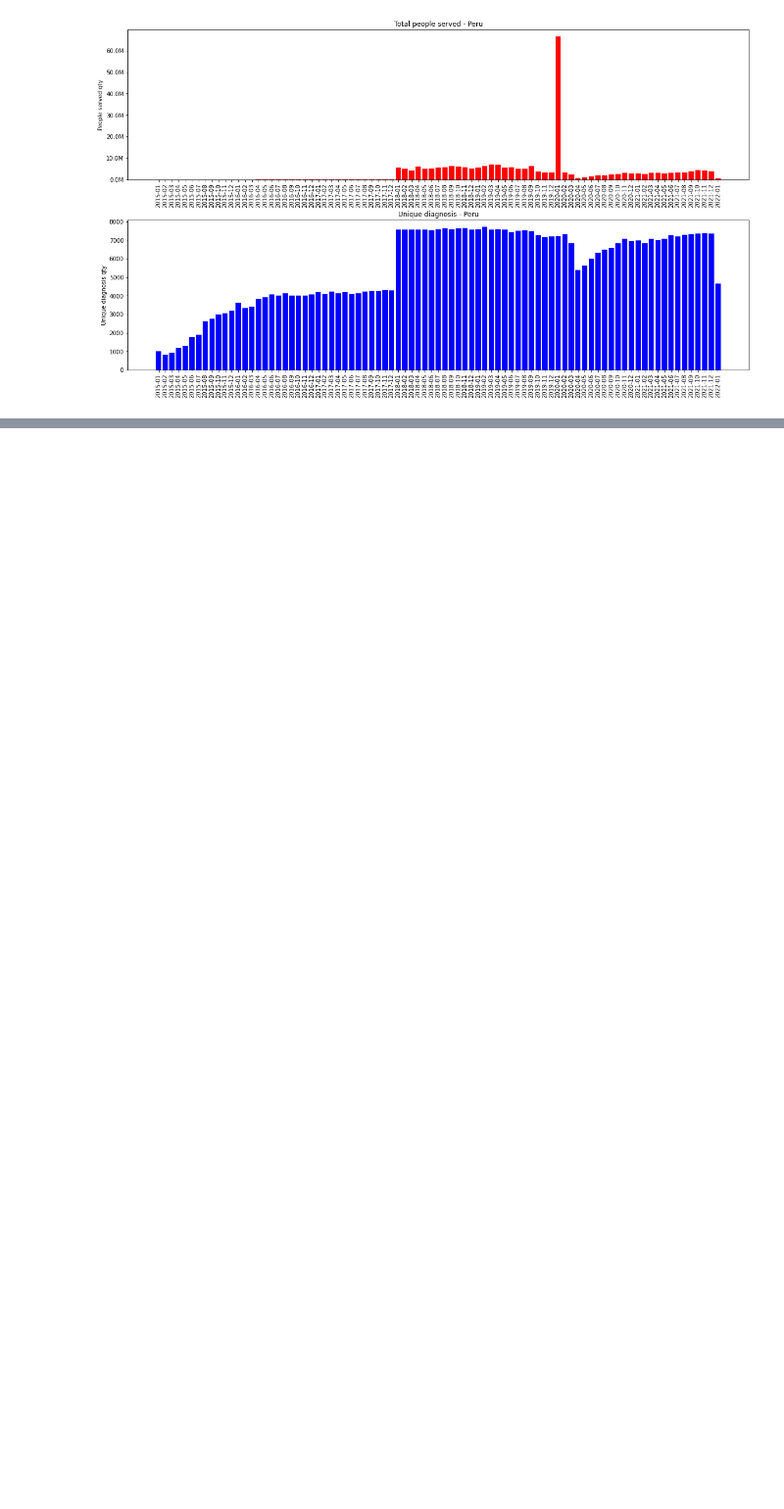
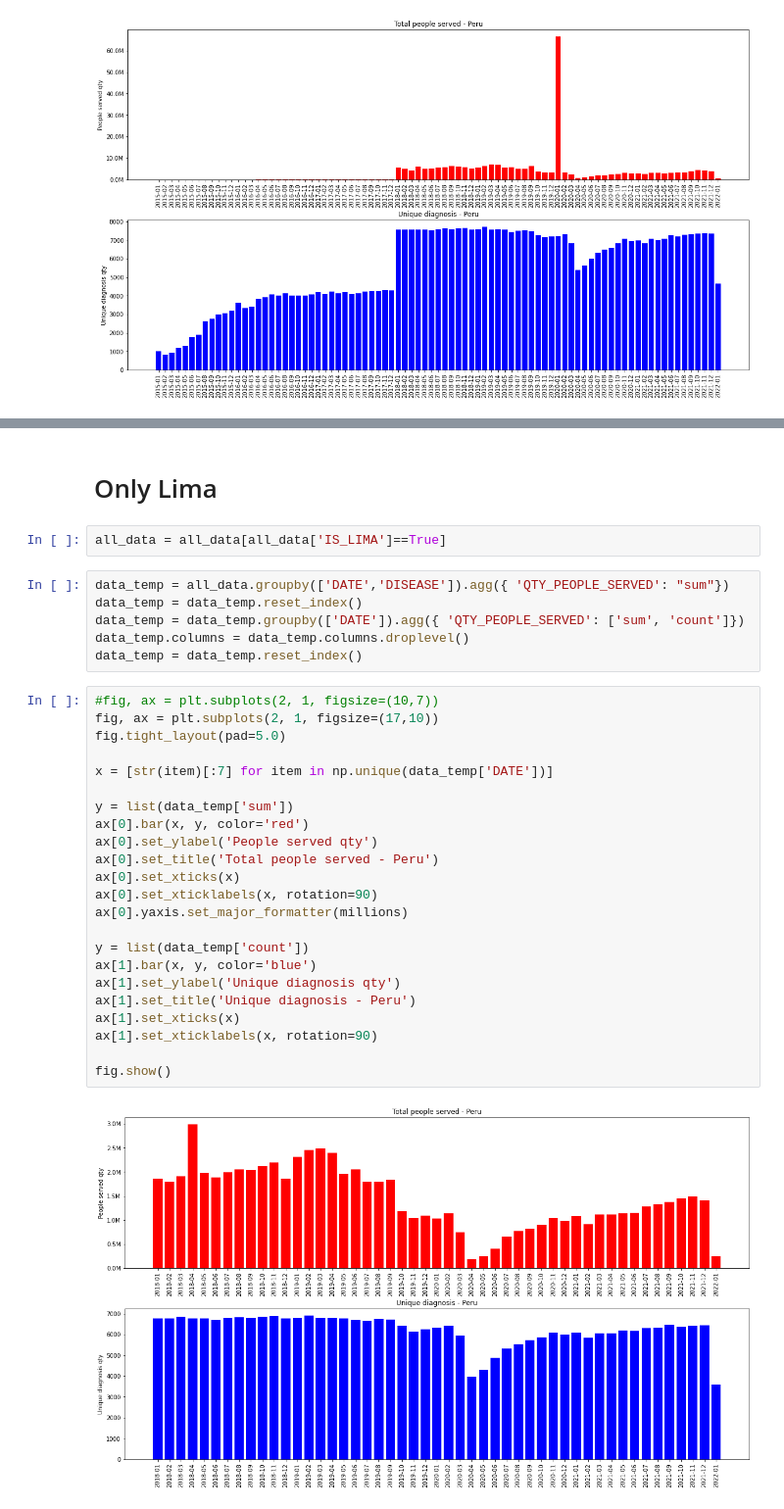
Before and after one commit to johnkbarrera/hospital_demand, a Jupyter notebook: peru_data.ipynb, the cells around one changed output, grey strips where cells are left out. Shown at 98% size. Drawn from its saved outputs; the diff is of its cells as text; blank space fills up the shorter version.

```diff
--- a/peru_data.ipynb
+++ b/peru_data.ipynb
@@ -176,0 +289,35 @@ plt.show()
+# %% [markdown]
+# Only Lima
+# %%
+all_data = all_data[all_data['IS_LIMA']==True]
+# %%
+data_temp = all_data.groupby(['DATE','DISEASE']).agg({ 'QTY_PEOPLE_SERVED': "sum"})
+data_temp = data_temp.reset_index()
+data_temp = data_temp.groupby(['DATE']).agg({ 'QTY_PEOPLE_SERVED': ['sum', 'count']})
+data_temp.columns = data_temp.columns.droplevel()
+data_temp = data_temp.reset_index()
+# %%
+#fig, ax = plt.subplots(2, 1, figsize=(10,7))
+fig, ax = plt.subplots(2, 1, figsize=(17,10))
+fig.tight_layout(pad=5.0)
+
+x = [str(item)[:7] for item in np.unique(data_temp['DATE'])]
+
+y = list(data_temp['sum'])
+ax[0].bar(x, y, color='red')
+ax[0].set_ylabel('People served qty')
+ax[0].set_title('Total people served - Peru')
+ax[0].set_xticks(x)
+ax[0].set_xticklabels(x, rotation=90)
+ax[0].yaxis.set_major_formatter(millions)
+
+y = list(data_temp['count'])
+ax[1].bar(x, y, color='blue')
+ax[1].set_ylabel('Unique diagnosis qty')
+ax[1].set_title('Unique diagnosis - Peru')
+ax[1].set_xticks(x)
+ax[1].set_xticklabels(x, rotation=90)
+
+fig.show()
+# %% [output]
+[figure, added]
```
Also changed, not shown: parts of 51 cells of this notebook, 1 other file.
